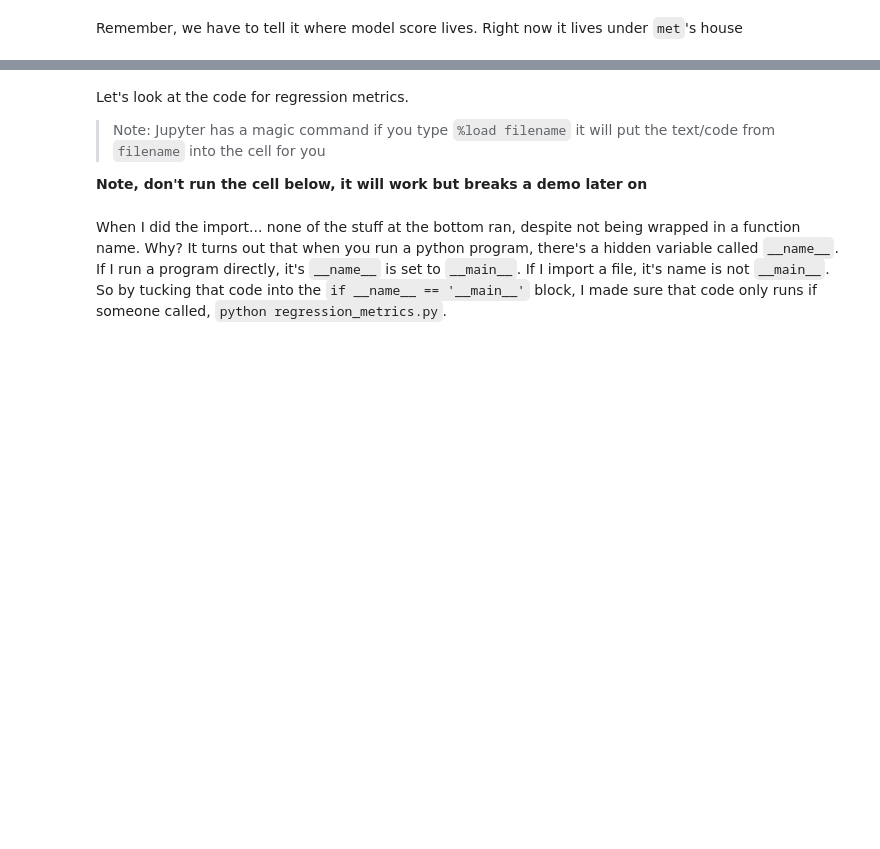
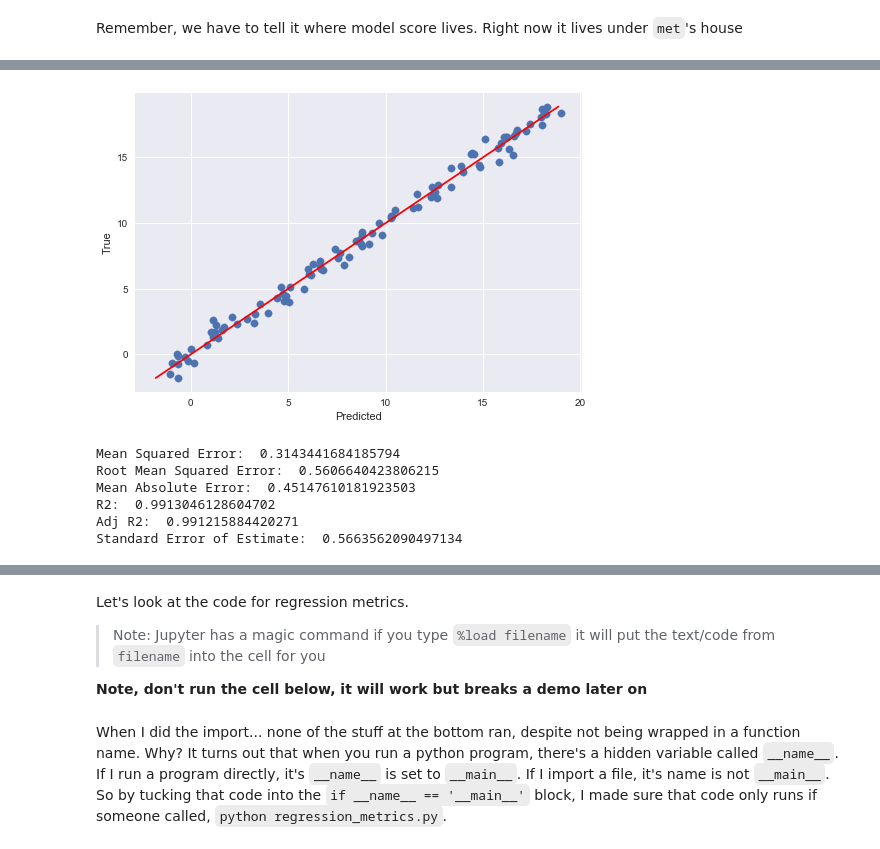
Before and after one commit to DanyelJei/dsp, a Jupyter notebook: lessons/python_intro/importing_with_python/importing_example.ipynb, the cells around one changed output, grey strips where cells are left out. Drawn from its saved outputs; the diff is of its cells as text; code cells hidden in the pictures; blank space fills up the shorter version.

```diff
--- a/lessons/python_intro/importing_with_python/importing_example.ipynb
+++ b/lessons/python_intro/importing_with_python/importing_example.ipynb
@@ -52,2 +92,13 @@ _ = met.model_score(y,preds,X,verbose=1)
+# %%
+# Testing without assignment
+met.model_score(y,preds,X,verbose=1);
+# %% [output]
+[figure, added]
+Mean Squared Error:  0.3143441684185794
+Root Mean Squared Error:  0.5606640423806215
+Mean Absolute Error:  0.45147610181923503
+R2:  0.9913046128604702
+Adj R2:  0.991215884420271
+Standard Error of Estimate:  0.5663562090497134
 # %%
 met.p_vals_per_coef(preds, y, lr.coef_, X)
```
Also changed, not shown: parts of 13 cells of this notebook, 3 other files.
